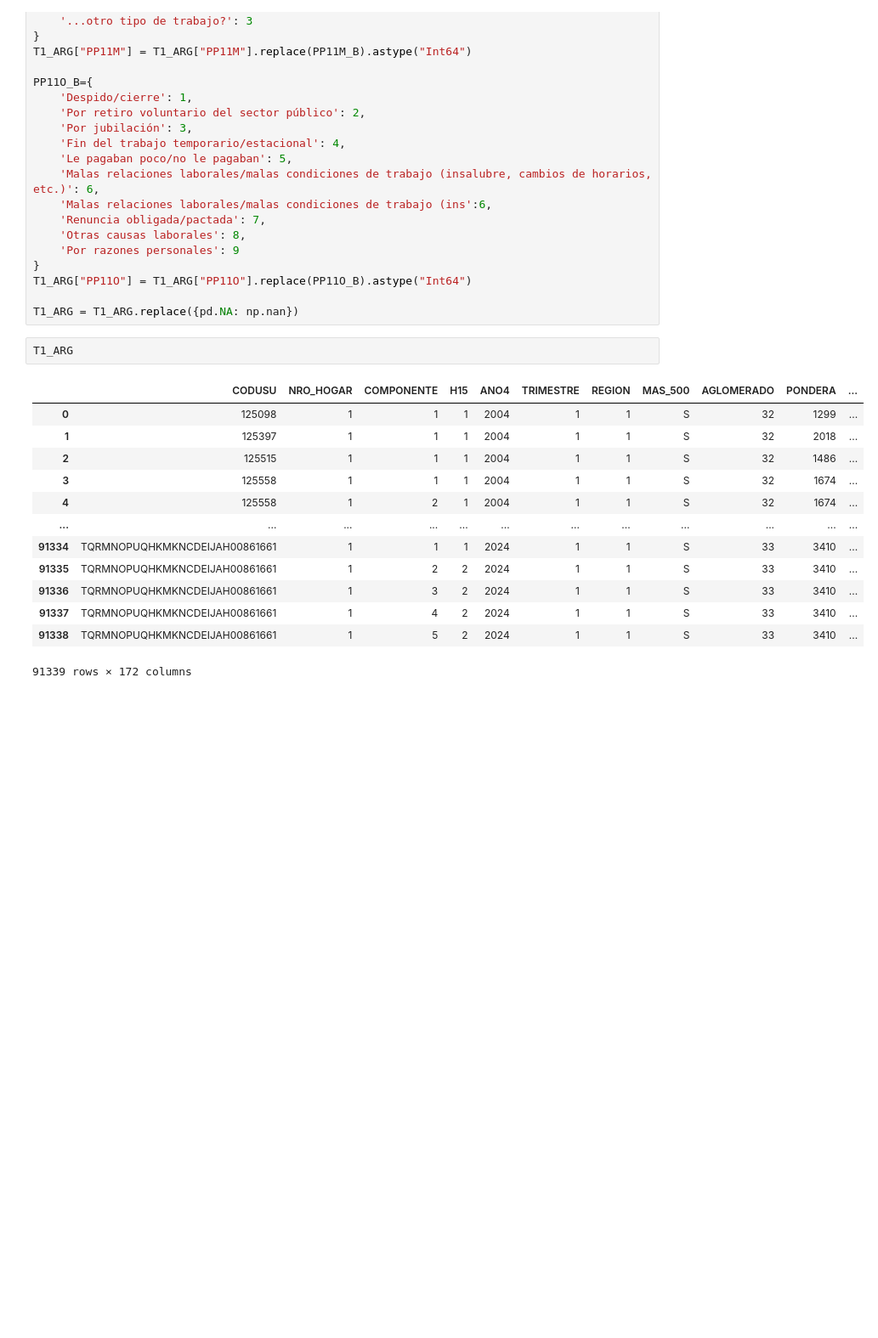
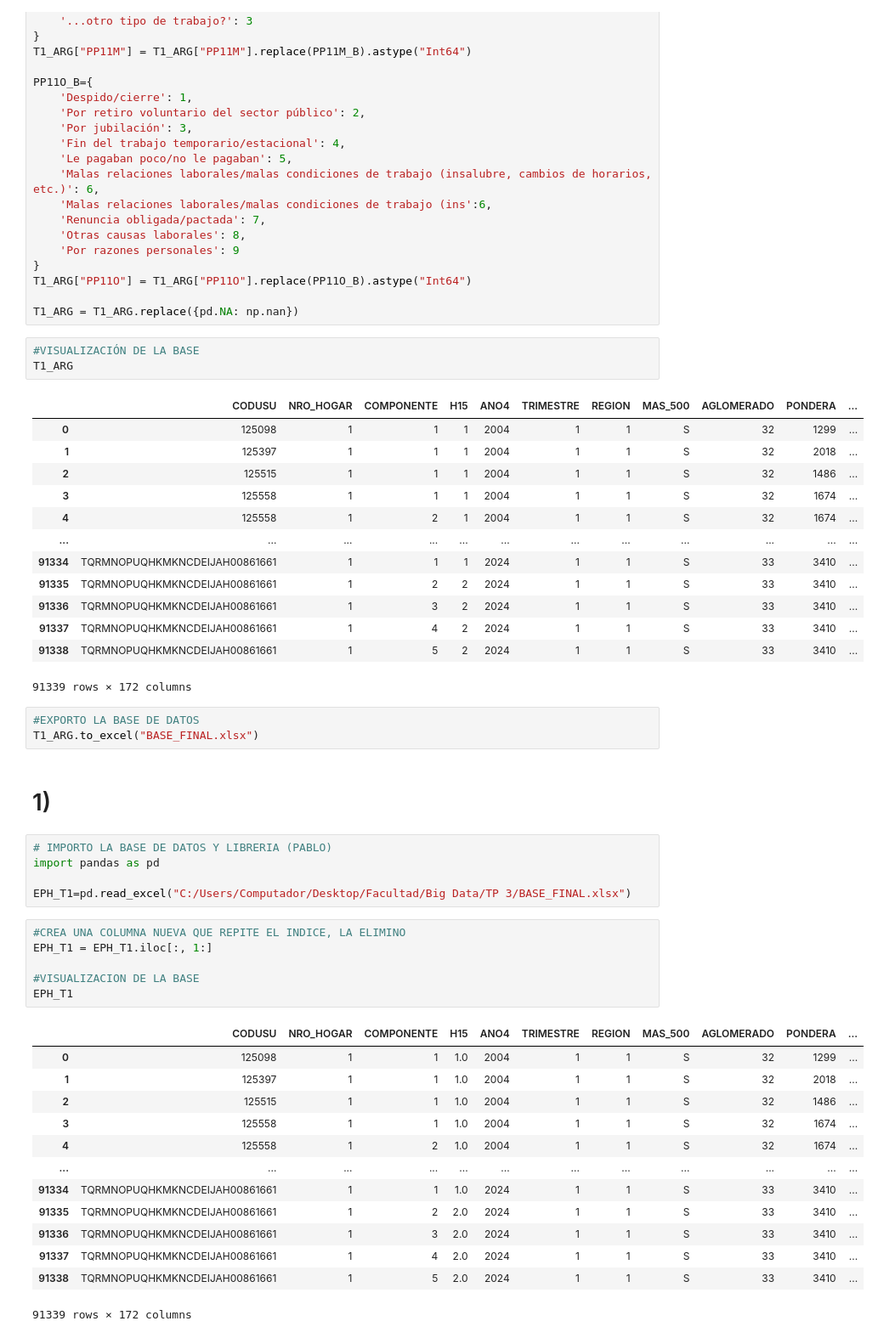
Before and after one commit to PabloPopov/BigDataUBA-Grupo5, a Jupyter notebook: TPs/TP 3/Big_Data_TP3_Grupo5.ipynb, the cells around one changed output. Shown at 85% size. Cells and saved outputs as stored; diff of their text form; blank space fills up the shorter version.

```diff
--- a/TPs/TP 3/Big_Data_TP3_Grupo5.ipynb
+++ b/TPs/TP 3/Big_Data_TP3_Grupo5.ipynb
@@ -544,6 +548,7 @@ T1_ARG["PP11O"] = T1_ARG["PP11O"].replace(PP11O_B).astype("Int64")
 
 T1_ARG = T1_ARG.replace({pd.NA: np.nan})
 # %%
+#VISUALIZACIÓN DE LA BASE
 T1_ARG
 # %% [output]
 |  | CODUSU | NRO_HOGAR | COMPONENTE | H15 | ANO4 | TRIMESTRE | REGION | MAS_500 | AGLOMERADO | PONDERA | ... |
@@ -559,3 +564,33 @@ T1_ARG
 | 91337 | TQRMNOPUQHKMKNCDEIJAH00861661 | 1 | 4 | 2 | 2024 | 1 | 1 | S | 33 | 3410 | ... |
 | 91338 | TQRMNOPUQHKMKNCDEIJAH00861661 | 1 | 5 | 2 | 2024 | 1 | 1 | S | 33 | 3410 | ... |
 91339 rows × 172 columns
+# %%
+#EXPORTO LA BASE DE DATOS
+T1_ARG.to_excel("BASE_FINAL.xlsx")
+# %% [markdown]
+# 1)
+# %%
+# IMPORTO LA BASE DE DATOS Y LIBRERIA (PABLO)
+import pandas as pd
+
+EPH_T1=pd.read_excel("C:/Users/Computador/Desktop/Facultad/Big Data/TP 3/BASE_FINAL.xlsx")
+# %%
+#CREA UNA COLUMNA NUEVA QUE REPITE EL INDICE, LA ELIMINO
+EPH_T1 = EPH_T1.iloc[:, 1:]
+
+#VISUALIZACION DE LA BASE
+EPH_T1
+# %% [output]
+|  | CODUSU | NRO_HOGAR | COMPONENTE | H15 | ANO4 | TRIMESTRE | REGION | MAS_500 | AGLOMERADO | PONDERA | ... |
+| 0 | 125098 | 1 | 1 | 1.0 | 2004 | 1 | 1 | S | 32 | 1299 | ... |
+| 1 | 125397 | 1 | 1 | 1.0 | 2004 | 1 | 1 | S | 32 | 2018 | ... |
+| 2 | 125515 | 1 | 1 | 1.0 | 2004 | 1 | 1 | S | 32 | 1486 | ... |
+| 3 | 125558 | 1 | 1 | 1.0 | 2004 | 1 | 1 | S | 32 | 1674 | ... |
+| 4 | 125558 | 1 | 2 | 1.0 | 2004 | 1 | 1 | S | 32 | 1674 | ... |
+| ... | ... | ... | ... | ... | ... | ... | ... | ... | ... | ... | ... |
+| 91334 | TQRMNOPUQHKMKNCDEIJAH00861661 | 1 | 1 | 1.0 | 2024 | 1 | 1 | S | 33 | 3410 | ... |
+| 91335 | TQRMNOPUQHKMKNCDEIJAH00861661 | 1 | 2 | 2.0 | 2024 | 1 | 1 | S | 33 | 3410 | ... |
+| 91336 | TQRMNOPUQHKMKNCDEIJAH00861661 | 1 | 3 | 2.0 | 2024 | 1 | 1 | S | 33 | 3410 | ... |
+| 91337 | TQRMNOPUQHKMKNCDEIJAH00861661 | 1 | 4 | 2.0 | 2024 | 1 | 1 | S | 33 | 3410 | ... |
+| 91338 | TQRMNOPUQHKMKNCDEIJAH00861661 | 1 | 5 | 2.0 | 2024 | 1 | 1 | S | 33 | 3410 | ... |
+91339 rows × 172 columns
```
Also changed, not shown: parts of 16 cells of this notebook.
